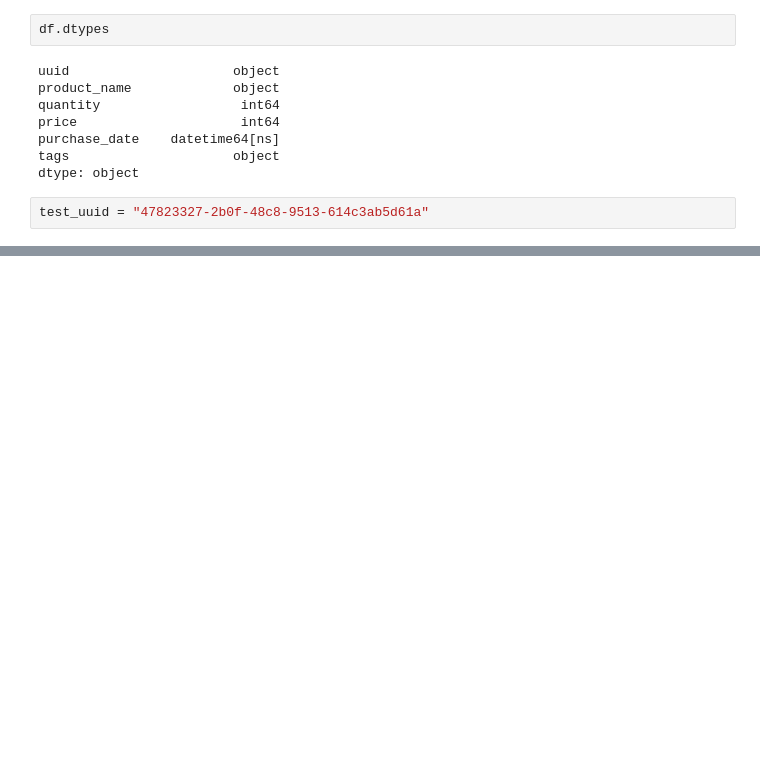
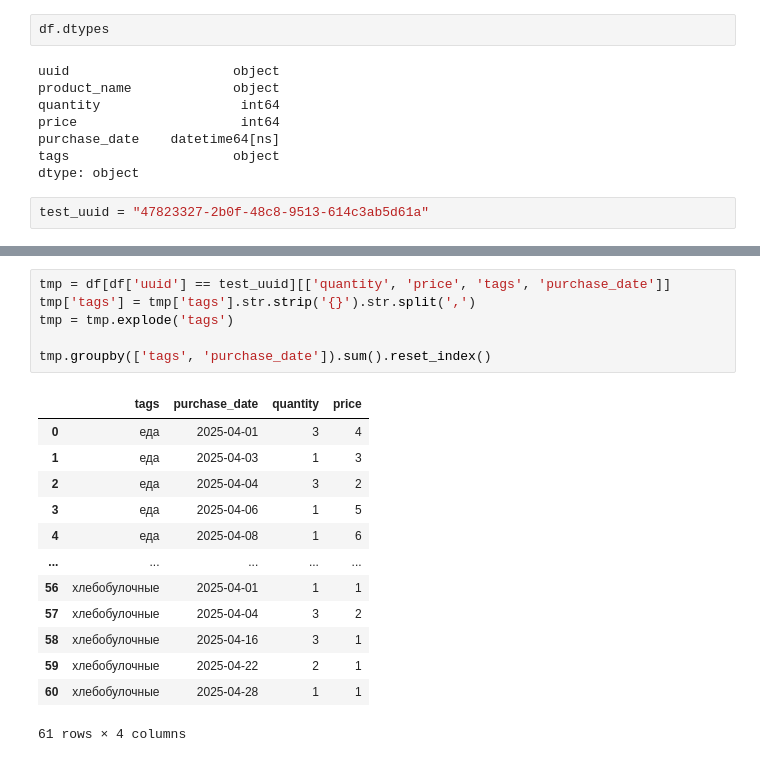
Before and after one commit to VladSunny/CapyPayBackend, a Jupyter notebook: DataScience.ipynb, the cells around one changed output, grey strips where cells are left out. Cells and saved outputs as stored; diff of their text form; blank space fills up the shorter version.

```diff
--- a/DataScience.ipynb
+++ b/DataScience.ipynb
@@ -180 +183,21 @@ user.head()
+# %%
+tmp = df[df['uuid'] == test_uuid][['quantity', 'price', 'tags', 'purchase_date']]
+tmp['tags'] = tmp['tags'].str.strip('{}').str.split(',')
+tmp = tmp.explode('tags')
+
+tmp.groupby(['tags', 'purchase_date']).sum().reset_index()
+# %% [output]
+|  | tags | purchase_date | quantity | price |
+| 0 | еда | 2025-04-01 | 3 | 4 |
+| 1 | еда | 2025-04-03 | 1 | 3 |
+| 2 | еда | 2025-04-04 | 3 | 2 |
+| 3 | еда | 2025-04-06 | 1 | 5 |
+| 4 | еда | 2025-04-08 | 1 | 6 |
+| ... | ... | ... | ... | ... |
+| 56 | хлебобулочные | 2025-04-01 | 1 | 1 |
+| 57 | хлебобулочные | 2025-04-04 | 3 | 2 |
+| 58 | хлебобулочные | 2025-04-16 | 3 | 1 |
+| 59 | хлебобулочные | 2025-04-22 | 2 | 1 |
+| 60 | хлебобулочные | 2025-04-28 | 1 | 1 |
+61 rows × 4 columns
 # %%
```
Also changed, not shown: parts of 8 cells of this notebook, 1 other file.
